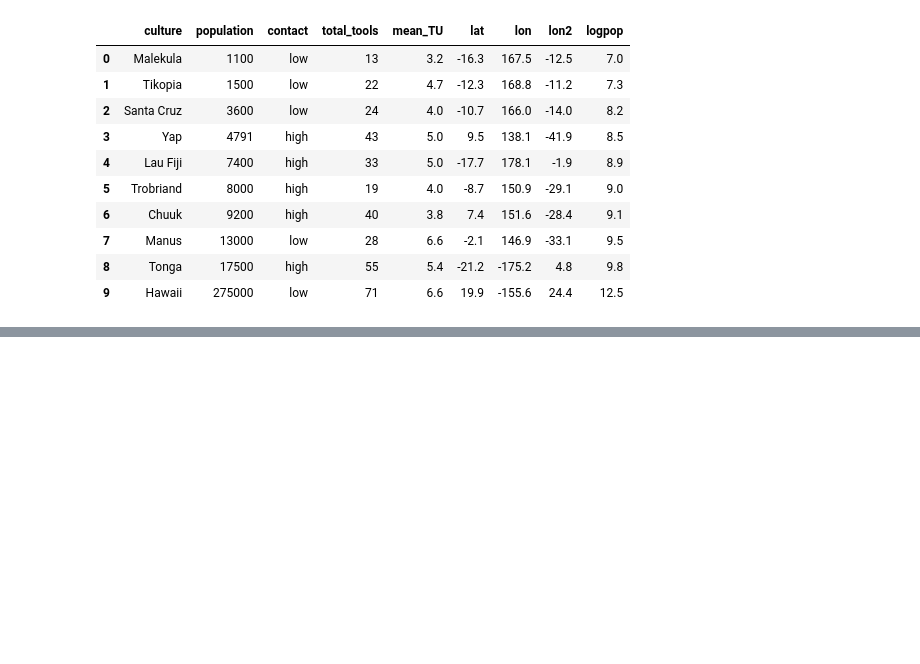
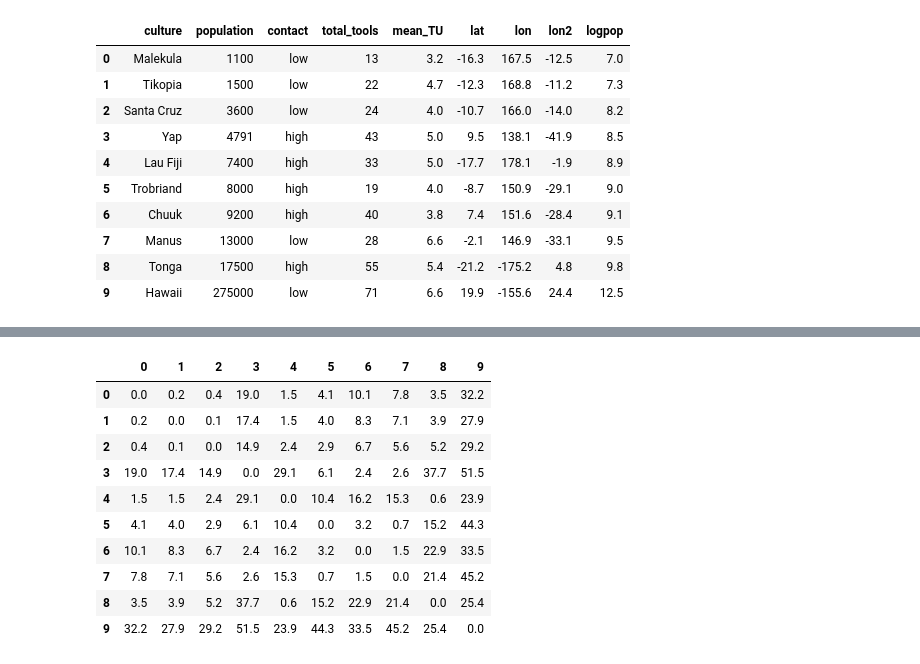
Before and after one commit to bartfrenk/courses, a Jupyter notebook: bayesian-analysis-with-python/notebooks/chapter-7.ipynb, the cells around one changed output, grey strips where cells are left out. Cells and saved outputs as stored; diff of their text form; code cells hidden in the pictures; blank space fills up the shorter version.

```diff
--- a/bayesian-analysis-with-python/notebooks/chapter-7.ipynb
+++ b/bayesian-analysis-with-python/notebooks/chapter-7.ipynb
@@ -148,0 +156,14 @@ sns.scatterplot(x='population', y='total_tools', data=islands)
+# %%
+pd.DataFrame(islands_dist_sqr).round(1)
+# %% [output]
+|  | 0 | 1 | 2 | 3 | 4 | 5 | 6 | 7 | 8 | 9 |
+| 0 | 0.0 | 0.2 | 0.4 | 19.0 | 1.5 | 4.1 | 10.1 | 7.8 | 3.5 | 32.2 |
+| 1 | 0.2 | 0.0 | 0.1 | 17.4 | 1.5 | 4.0 | 8.3 | 7.1 | 3.9 | 27.9 |
+| 2 | 0.4 | 0.1 | 0.0 | 14.9 | 2.4 | 2.9 | 6.7 | 5.6 | 5.2 | 29.2 |
+| 3 | 19.0 | 17.4 | 14.9 | 0.0 | 29.1 | 6.1 | 2.4 | 2.6 | 37.7 | 51.5 |
+| 4 | 1.5 | 1.5 | 2.4 | 29.1 | 0.0 | 10.4 | 16.2 | 15.3 | 0.6 | 23.9 |
+| 5 | 4.1 | 4.0 | 2.9 | 6.1 | 10.4 | 0.0 | 3.2 | 0.7 | 15.2 | 44.3 |
+| 6 | 10.1 | 8.3 | 6.7 | 2.4 | 16.2 | 3.2 | 0.0 | 1.5 | 22.9 | 33.5 |
+| 7 | 7.8 | 7.1 | 5.6 | 2.6 | 15.3 | 0.7 | 1.5 | 0.0 | 21.4 | 45.2 |
+| 8 | 3.5 | 3.9 | 5.2 | 37.7 | 0.6 | 15.2 | 22.9 | 21.4 | 0.0 | 25.4 |
+| 9 | 32.2 | 27.9 | 29.2 | 51.5 | 23.9 | 44.3 | 33.5 | 45.2 | 25.4 | 0.0 |
```
Also changed, not shown: parts of 6 cells of this notebook.
